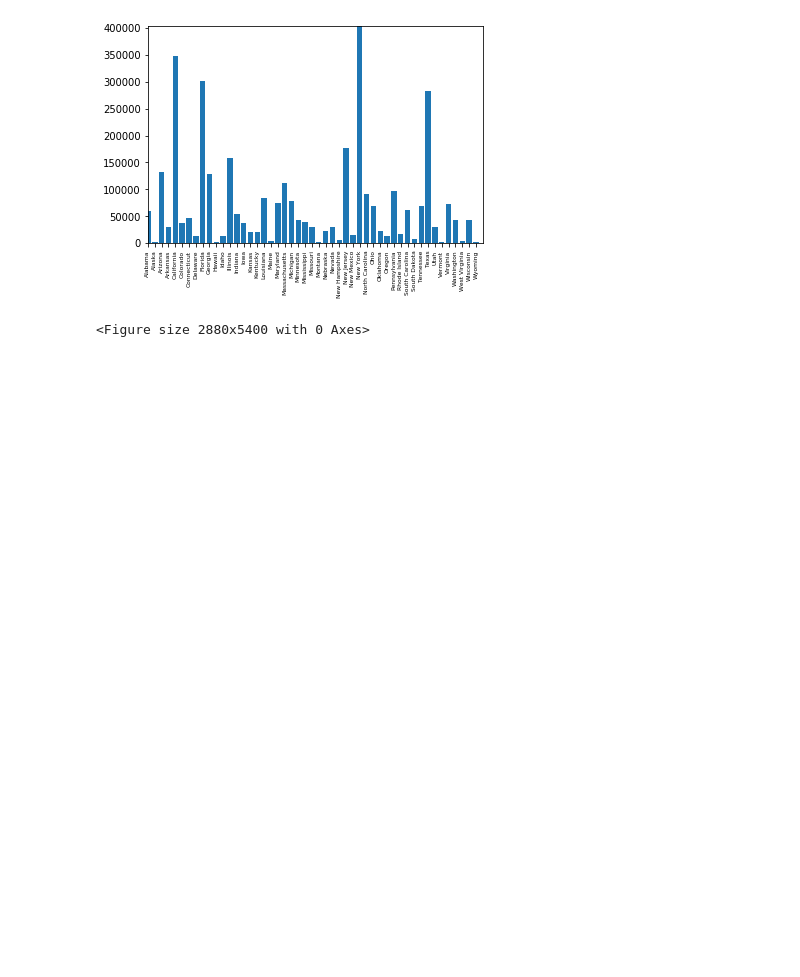
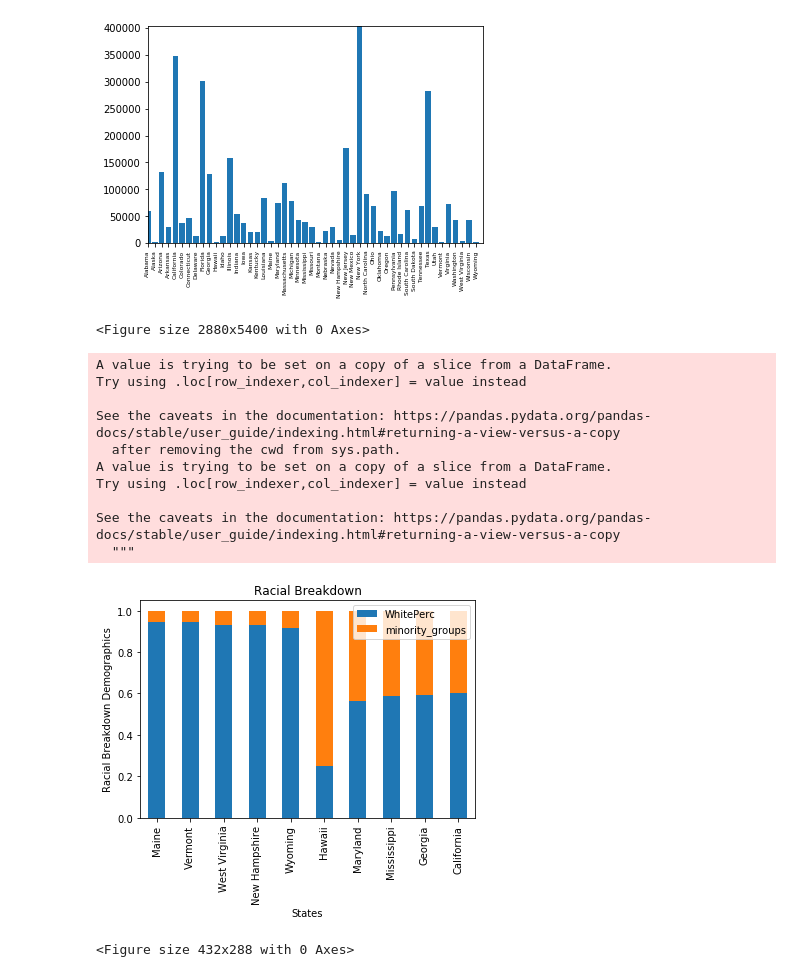
Before and after one commit to MBoerenko/Project1, a Jupyter notebook: CleanUp.ipynb, the cells around one changed output. Saved outputs shown, nothing was run; the diff lists cells and outputs as text; code cells hidden in the pictures; blank space fills up the shorter version.

Commit message:
charts

```diff
--- a/CleanUp.ipynb
+++ b/CleanUp.ipynb
@@ -144,3 +144,39 @@ plt.figure(figsize=(40,75))
 <Figure size 2880x5400 with 0 Axes>
 [figure]
 <Figure size 2880x5400 with 0 Axes>
+# %%
+#Bar chart for racial demographic breakdown
+
+#Sum non-white minority groups for racial breakdown
+top_five_df["minority_groups"] = top_five_df["BlackPerc"] + top_five_df["NativePerc"] + top_five_df["AsianPerc"] + top_five_df["IslanderPerc"] + top_five_df["OtherRacePerc"] + top_five_df["TwoOrMoreRacesPerc"]
+bottom_five_df["minority_groups"] = bottom_five_df["BlackPerc"] + bottom_five_df["NativePerc"] + bottom_five_df["AsianPerc"] + bottom_five_df["IslanderPerc"] + bottom_five_df["OtherRacePerc"] + bottom_five_df["TwoOrMoreRacesPerc"]
+
+racial_breakdown_df = pd.merge(top_five_df, bottom_five_df, how='outer')
+racial_breakdown_df
+racial_breakdown_bar = racial_breakdown_df[["State", "WhitePerc", "minority_groups"]]
+states = racial_breakdown_bar["State"]
+racial_breakdown_bar = racial_breakdown_bar.set_index(states)
+
+racial_breakdown_bar.plot(kind="bar", stacked=True)
+
+# Chart our data, give it a title, and label the axes
+plt.xlabel("States")
+plt.ylabel("Racial Breakdown Demographics")
+plt.title("Racial Breakdown")
+plt.legend()
+
+plt.show()
+plt.tight_layout()
+# %% [output]
+A value is trying to be set on a copy of a slice from a DataFrame.
+Try using .loc[row_indexer,col_indexer] = value instead
+
+See the caveats in the documentation: https://pandas.pydata.org/pandas-docs/stable/user_guide/indexing.html#returning-a-view-versus-a-copy
+  after removing the cwd from sys.path.
+A value is trying to be set on a copy of a slice from a DataFrame.
+Try using .loc[row_indexer,col_indexer] = value instead
+
+See the caveats in the documentation: https://pandas.pydata.org/pandas-docs/stable/user_guide/indexing.html#returning-a-view-versus-a-copy
+  """
+[figure, added]
+<Figure size 432x288 with 0 Axes>
```
Also changed, not shown: parts of 4 cells of this notebook.
